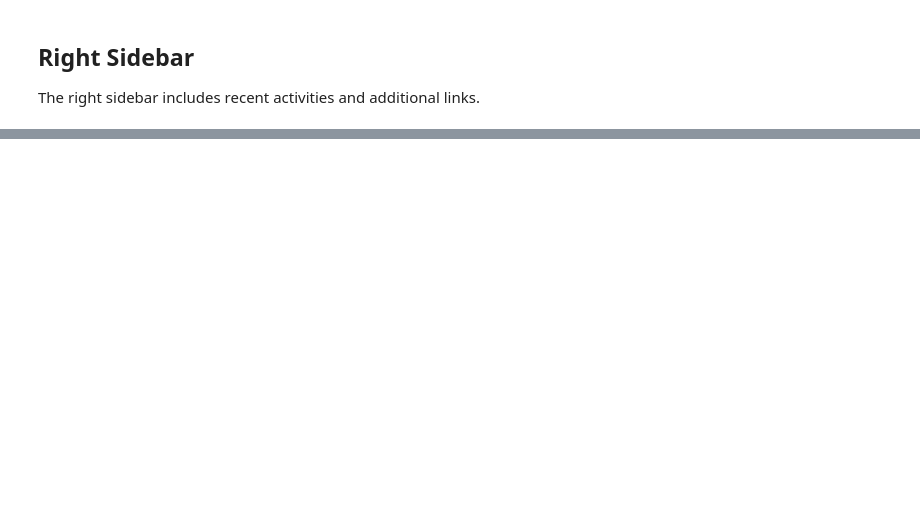
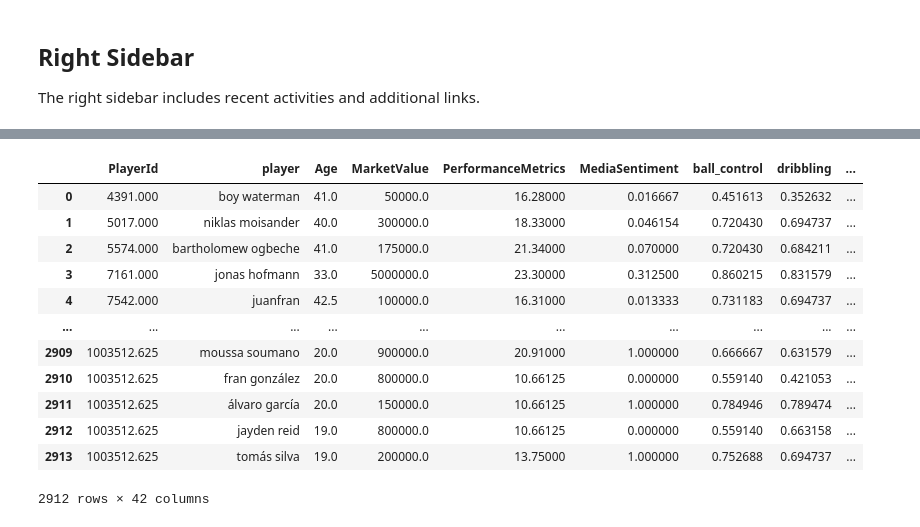
Before and after one commit to SadokMestiri/TacticSense, a Jupyter notebook: backend/ml/DataPreparationPlayerMarket.ipynb, the cells around one changed output, grey strips where cells are left out. Drawn from its saved outputs; the diff is of its cells as text; code cells hidden in the pictures; blank space fills up the shorter version.

```diff
--- a/backend/ml/DataPreparationPlayerMarket.ipynb
+++ b/backend/ml/DataPreparationPlayerMarket.ipynb
@@ -58,0 +77,17 @@ msno.matrix(df)
+# %%
+df2 = df_clean
+df2
+# %% [output]
+|  | PlayerId | player | Age | MarketValue | PerformanceMetrics | MediaSentiment | ball_control | dribbling | ... |
+| 0 | 4391.000 | boy waterman | 41.0 | 50000.0 | 16.28000 | 0.016667 | 0.451613 | 0.352632 | ... |
+| 1 | 5017.000 | niklas moisander | 40.0 | 300000.0 | 18.33000 | 0.046154 | 0.720430 | 0.694737 | ... |
+| 2 | 5574.000 | bartholomew ogbeche | 41.0 | 175000.0 | 21.34000 | 0.070000 | 0.720430 | 0.684211 | ... |
+| 3 | 7161.000 | jonas hofmann | 33.0 | 5000000.0 | 23.30000 | 0.312500 | 0.860215 | 0.831579 | ... |
+| 4 | 7542.000 | juanfran | 42.5 | 100000.0 | 16.31000 | 0.013333 | 0.731183 | 0.694737 | ... |
+| ... | ... | ... | ... | ... | ... | ... | ... | ... | ... |
+| 2909 | 1003512.625 | moussa soumano | 20.0 | 900000.0 | 20.91000 | 1.000000 | 0.666667 | 0.631579 | ... |
+| 2910 | 1003512.625 | fran gonzález | 20.0 | 800000.0 | 10.66125 | 0.000000 | 0.559140 | 0.421053 | ... |
+| 2911 | 1003512.625 | álvaro garcía | 20.0 | 150000.0 | 10.66125 | 1.000000 | 0.784946 | 0.789474 | ... |
+| 2912 | 1003512.625 | jayden reid | 19.0 | 800000.0 | 10.66125 | 0.000000 | 0.559140 | 0.663158 | ... |
+| 2913 | 1003512.625 | tomás silva | 19.0 | 200000.0 | 13.75000 | 1.000000 | 0.752688 | 0.694737 | ... |
+2912 rows × 42 columns
```
Also changed, not shown: parts of 23 cells of this notebook, 9 other files.
